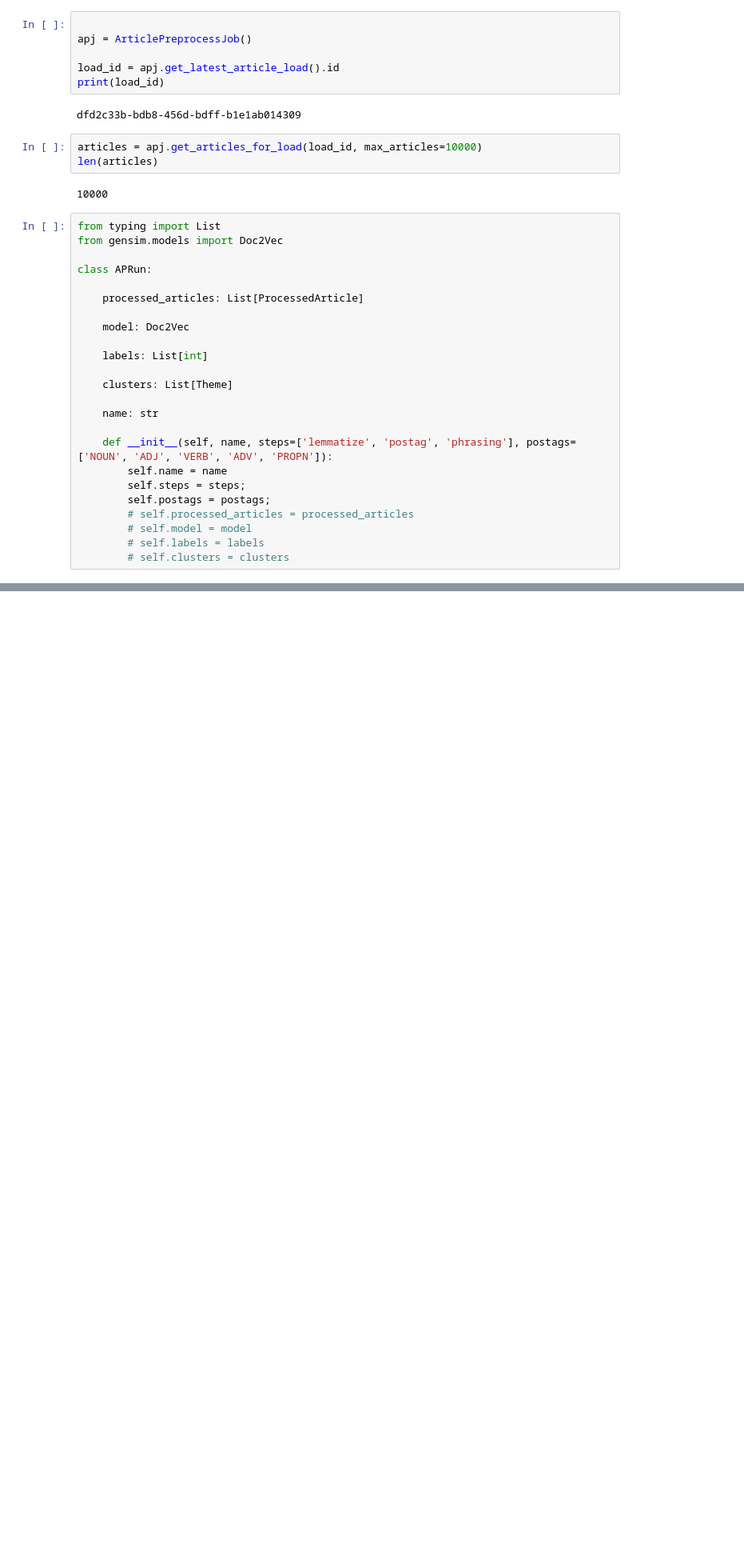
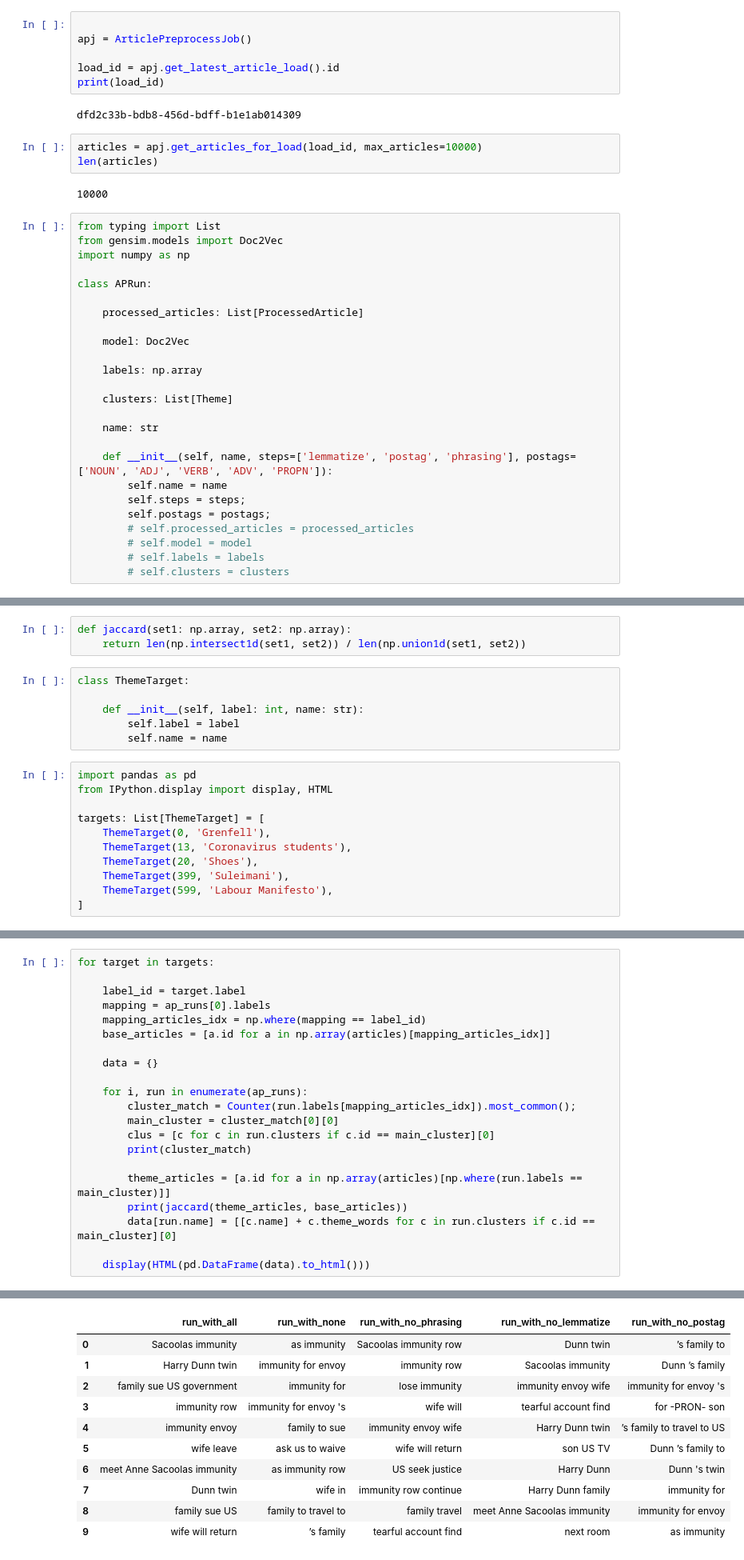
Before and after one commit to mbstuart/msc-project, a Jupyter notebook: notebooks/test_module.ipynb, the cells around one changed output, grey strips where cells are left out. Shown: that part at 80% size. Drawn from its saved outputs; the diff is of its cells as text; blank space fills up the shorter version.

```diff
--- a/notebooks/test_module.ipynb
+++ b/notebooks/test_module.ipynb
@@ -26,6 +26,7 @@ len(articles)
 # %%
 from typing import List
 from gensim.models import Doc2Vec
+import numpy as np
 
 class APRun:
 
@@ -33,7 +34,7 @@ class APRun:
 
     model: Doc2Vec
 
-    labels: List[int]
+    labels: np.array
 
     clusters: List[Theme]
 
@@ -118,0 +140,20 @@ teammate give wither
+# %%
+def jaccard(set1: np.array, set2: np.array):
+    return len(np.intersect1d(set1, set2)) / len(np.union1d(set1, set2))
+# %%
+class ThemeTarget:
+
+    def __init__(self, label: int, name: str):
+        self.label = label
+        self.name = name
+# %%
+import pandas as pd
+from IPython.display import display, HTML
+
+targets: List[ThemeTarget] = [
+    ThemeTarget(0, 'Grenfell'),
+    ThemeTarget(13, 'Coronavirus students'),
+    ThemeTarget(20, 'Shoes'),
+    ThemeTarget(399, 'Suleimani'),
+    ThemeTarget(599, 'Labour Manifesto'),
+]
@@ -118,0 +222,22 @@ teammate give wither
+# %%
+for target in targets:
+
+    label_id = target.label
+    mapping = ap_runs[0].labels
+    mapping_articles_idx = np.where(mapping == label_id)
+    base_articles = [a.id for a in np.array(articles)[mapping_articles_idx]]
+
+    data = {}
+
+    for i, run in enumerate(ap_runs):
+        cluster_match = Counter(run.labels[mapping_articles_idx]).most_common();
+        main_cluster = cluster_match[0][0]
+        clus = [c for c in run.clusters if c.id == main_cluster][0]
+        print(cluster_match)
+
+        theme_articles = [a.id for a in np.array(articles)[np.where(run.labels == main_cluster)]]
+        print(jaccard(theme_articles, base_articles))
+        data[run.name] = [[c.name] + c.theme_words for c in run.clusters if c.id == main_cluster][0]
+
+    display(HTML(pd.DataFrame(data).to_html()))
+# %% [output]
@@ -118,0 +254,11 @@ teammate give wither
+|  | run_with_all | run_with_none | run_with_no_phrasing | run_with_no_lemmatize | run_with_no_postag |
+| 0 | Sacoolas immunity | as immunity | Sacoolas immunity row | Dunn twin | ’s family to |
+| 1 | Harry Dunn twin | immunity for envoy | immunity row | Sacoolas immunity | Dunn ’s family |
+| 2 | family sue US government | immunity for | lose immunity | immunity envoy wife | immunity for envoy 's |
+| 3 | immunity row | immunity for envoy 's | wife will | tearful account find | for -PRON- son |
+| 4 | immunity envoy | family to sue | immunity envoy wife | Harry Dunn twin | ’s family to travel to US |
+| 5 | wife leave | ask us to waive | wife will return | son US TV | Dunn ’s family to |
+| 6 | meet Anne Sacoolas immunity | as immunity row | US seek justice | Harry Dunn | Dunn 's twin |
+| 7 | Dunn twin | wife in | immunity row continue | Harry Dunn family | immunity for |
+| 8 | family sue US | family to travel to | family travel | meet Anne Sacoolas immunity | immunity for envoy |
+| 9 | wife will return | ’s family | tearful account find | next room | as immunity |
```
Also changed, not shown: parts of 6 cells of this notebook, 21 other files.
